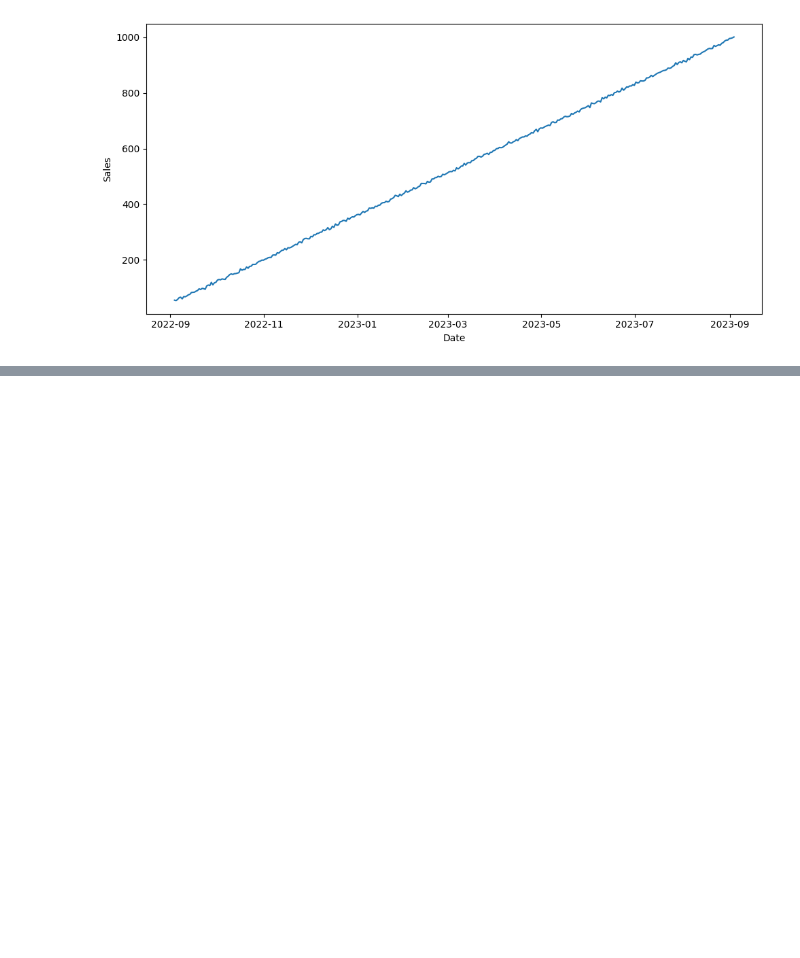
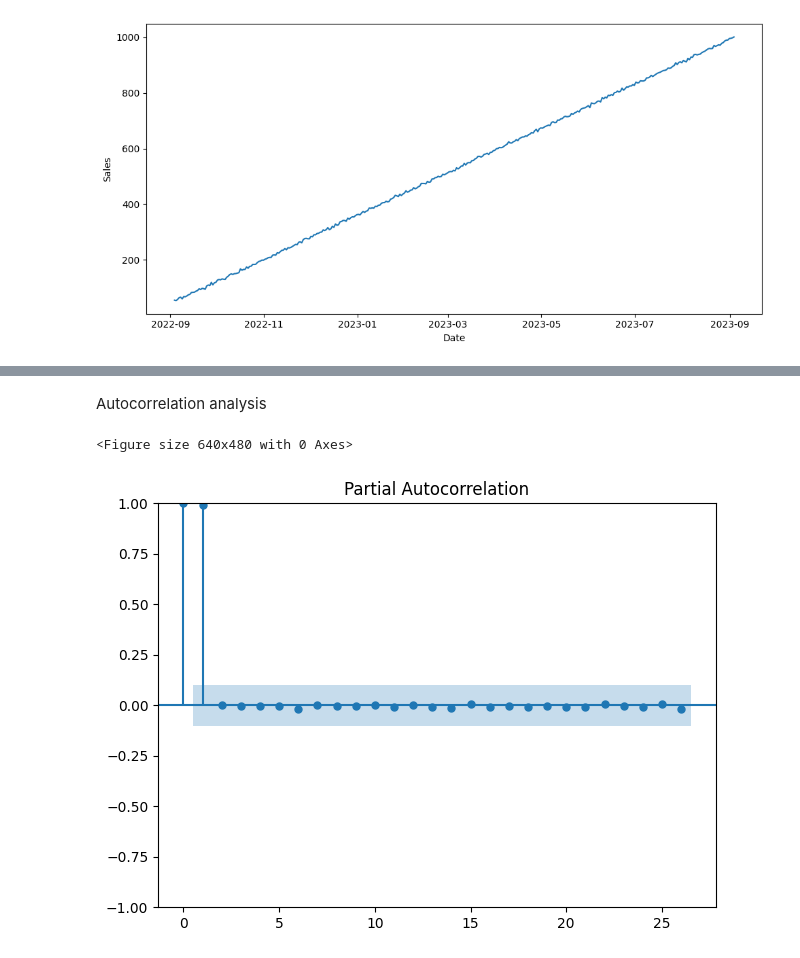
Before and after one commit to remelop03/alternative-time-series-project, a Jupyter notebook: src/explore.ipynb, the cells around one changed output, grey strips where cells are left out. Drawn from its saved outputs; the diff is of its cells as text; code cells hidden in the pictures; blank space fills up the shorter version.

```diff
--- a/src/explore.ipynb
+++ b/src/explore.ipynb
@@ -66,0 +159,10 @@ results.plot()
+# %% [markdown]
+Autocorrelation analysis
+# %%
+plt.figure()
+plot_pacf(data["sales"])
+plt.tight_layout()
+plt.show();
+# %% [output]
+<Figure size 640x480 with 0 Axes>
+[figure, added]
```
Also changed, not shown: parts of 32 cells of this notebook.
